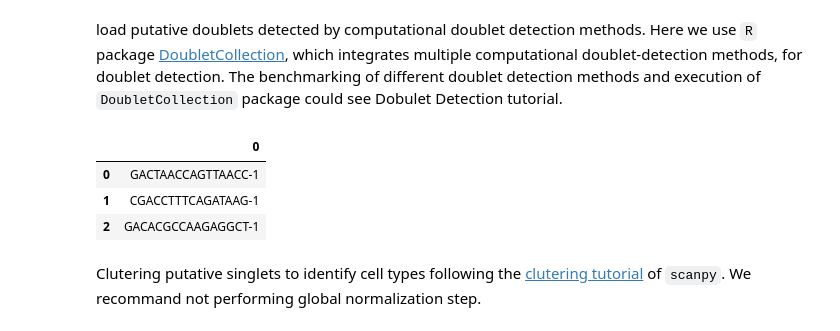
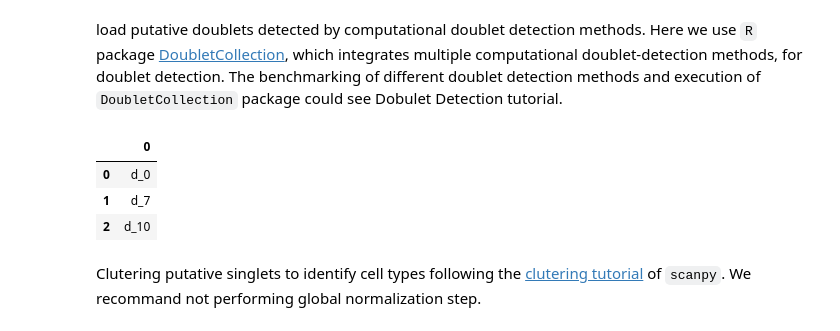
Before and after one commit to QiuyuLian/TOMAS, a Jupyter notebook: docs/source/Generic_case.ipynb, the cells around one changed output. Saved outputs shown, nothing was run; the diff lists cells and outputs as text; code cells hidden in the pictures.

```diff
--- a/docs/source/Generic_case.ipynb
+++ b/docs/source/Generic_case.ipynb
@@ -14,13 +16,13 @@ adata = sc.read_h5ad('prepareForRepo/pbmc_dbl/adata.h5ad')
 # %% [markdown]
 load putative doublets detected by computational doublet detection methods. Here we use `R` package [DoubletCollection](https://github.com/xnnba1984/DoubletCollection), which integrates multiple computational doublet-detection methods, for doublet detection. The benchmarking of different doublet detection methods and execution of `DoubletCollection` package could see Dobulet Detection tutorial.
 # %%
-dbl_pred = pd.read_csv('prepareForRepo/pbmc_dbl/dbl_pred.txt',header=None,index_col=None)
+dbl_pred = pd.read_csv('examples/simulated_data/dbl_pred_DoubletFinder.txt',header=None,index_col=None)
 dbl_pred.head(3)
 # %% [output]
 |  | 0 |
-| 0 | GACTAACCAGTTAACC-1 |
-| 1 | CGACCTTTCAGATAAG-1 |
-| 2 | GACACGCCAAGAGGCT-1 |
+| 0 | d_0 |
+| 1 | d_7 |
+| 2 | d_10 |
 # %%
 adata.obs['droplet_type'] = 'Homotypic'
 adata.obs.loc[np.ravel(dbl_pred),'droplet_type'] = 'Heterotypic'
```
Also changed, not shown: parts of 41 cells of this notebook, 15 other files.
